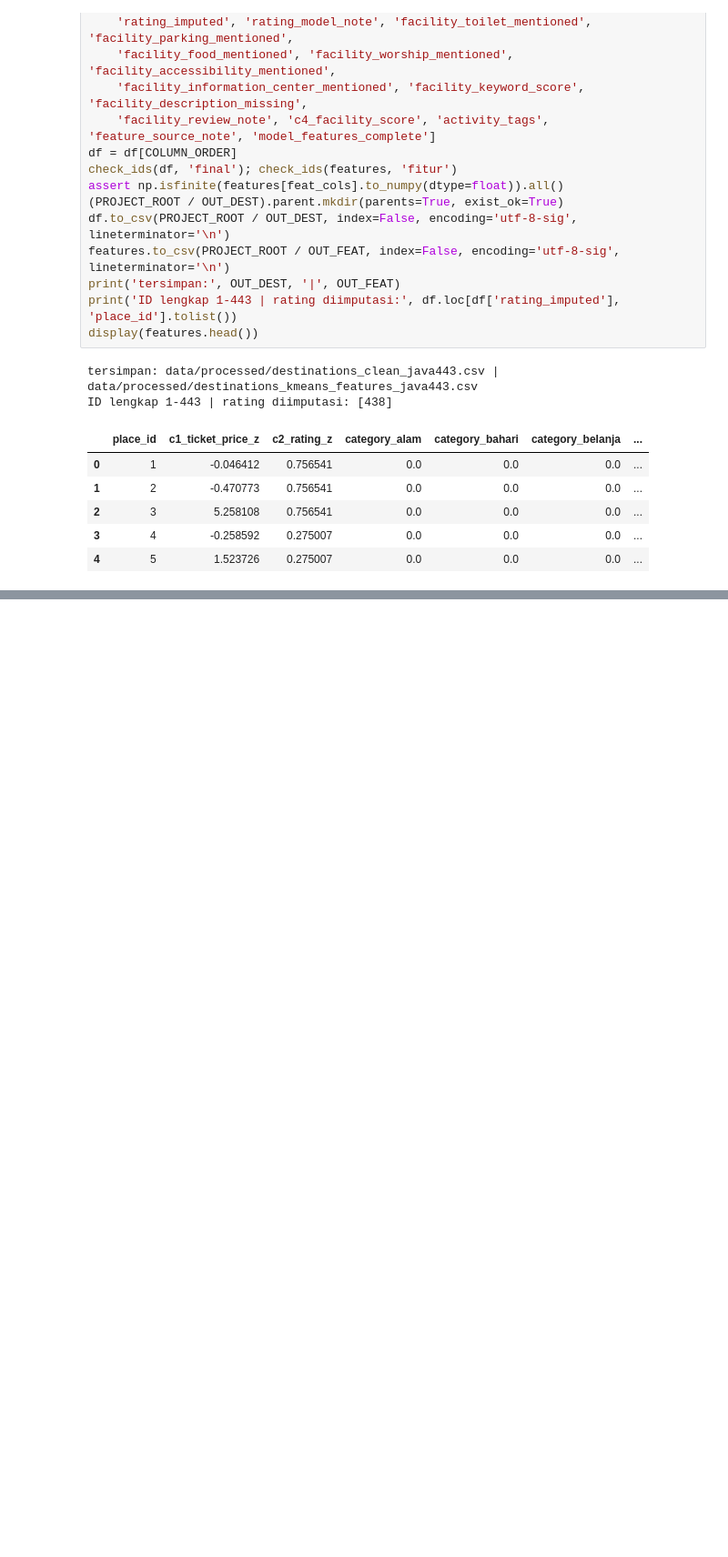
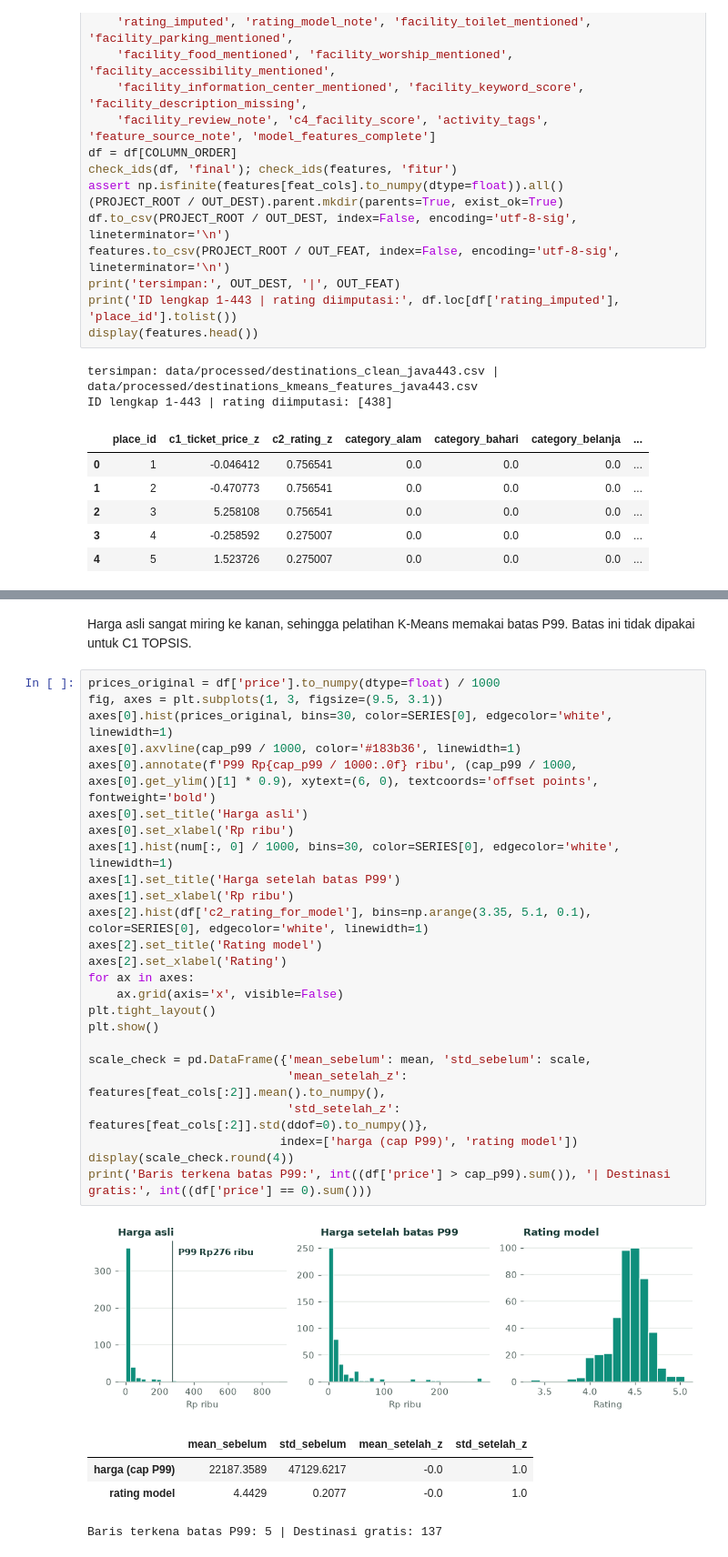
Before and after one commit to ReBioNC/SPK_Destinasi_Wisata, a Jupyter notebook: notebooks/03_preprocessing_simple.ipynb, the cells around one changed output, grey strips where cells are left out. Shown at 91% size. Cells and saved outputs as stored; diff of their text form; blank space fills up the shorter version.

```diff
--- a/notebooks/03_preprocessing_simple.ipynb
+++ b/notebooks/03_preprocessing_simple.ipynb
@@ -305,0 +366,33 @@ ID lengkap 1-443 | rating diimputasi: [438]
+# %% [markdown]
+Harga asli sangat miring ke kanan, sehingga pelatihan K-Means memakai batas P99. Batas ini tidak dipakai untuk C1 TOPSIS.
+# %%
+prices_original = df['price'].to_numpy(dtype=float) / 1000
+fig, axes = plt.subplots(1, 3, figsize=(9.5, 3.1))
+axes[0].hist(prices_original, bins=30, color=SERIES[0], edgecolor='white', linewidth=1)
+axes[0].axvline(cap_p99 / 1000, color='#183b36', linewidth=1)
+axes[0].annotate(f'P99 Rp{cap_p99 / 1000:.0f} ribu', (cap_p99 / 1000, axes[0].get_ylim()[1] * 0.9), xytext=(6, 0), textcoords='offset points', fontweight='bold')
+axes[0].set_title('Harga asli')
+axes[0].set_xlabel('Rp ribu')
+axes[1].hist(num[:, 0] / 1000, bins=30, color=SERIES[0], edgecolor='white', linewidth=1)
+axes[1].set_title('Harga setelah batas P99')
+axes[1].set_xlabel('Rp ribu')
+axes[2].hist(df['c2_rating_for_model'], bins=np.arange(3.35, 5.1, 0.1), color=SERIES[0], edgecolor='white', linewidth=1)
+axes[2].set_title('Rating model')
+axes[2].set_xlabel('Rating')
+for ax in axes:
+    ax.grid(axis='x', visible=False)
+plt.tight_layout()
+plt.show()
+
+scale_check = pd.DataFrame({'mean_sebelum': mean, 'std_sebelum': scale,
+                            'mean_setelah_z': features[feat_cols[:2]].mean().to_numpy(),
+                            'std_setelah_z': features[feat_cols[:2]].std(ddof=0).to_numpy()},
+                           index=['harga (cap P99)', 'rating model'])
+display(scale_check.round(4))
+print('Baris terkena batas P99:', int((df['price'] > cap_p99).sum()), '| Destinasi gratis:', int((df['price'] == 0).sum()))
+# %% [output]
+[figure, added]
+|  | mean_sebelum | std_sebelum | mean_setelah_z | std_setelah_z |
+| harga (cap P99) | 22187.3589 | 47129.6217 | -0.0 | 1.0 |
+| rating model | 4.4429 | 0.2077 | -0.0 | 1.0 |
+Baris terkena batas P99: 5 | Destinasi gratis: 137
```
Also changed, not shown: parts of 7 cells of this notebook, 5 other files.
